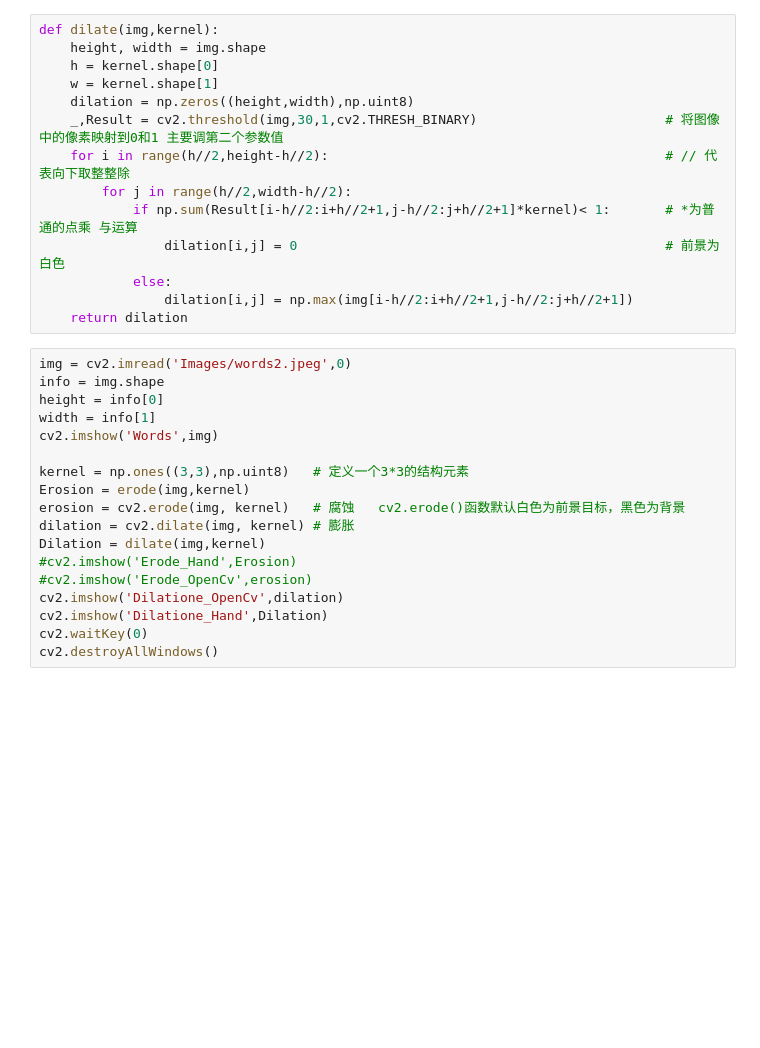
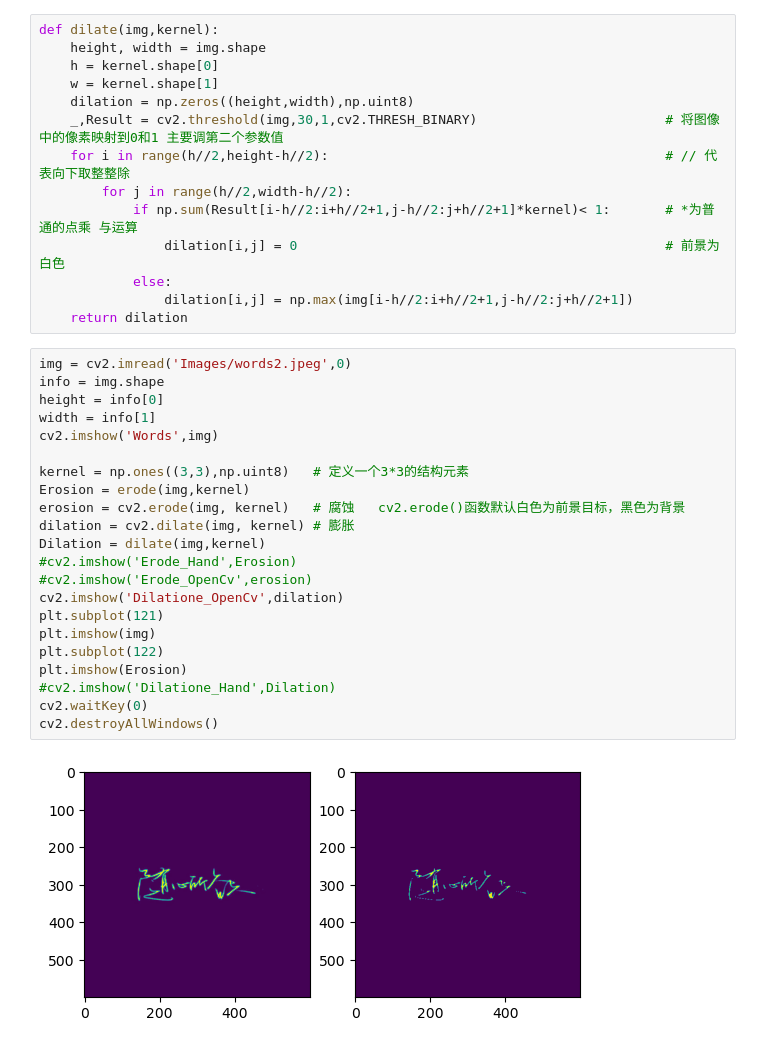
Before and after one commit to yehui2001/Python_code, a Jupyter notebook: erode_dilate.ipynb, the cells around one changed output. Drawn from its saved outputs; the diff is of its cells as text; blank space fills up the shorter version.

```diff
--- a/erode_dilate.ipynb
+++ b/erode_dilate.ipynb
@@ -33,18 +33,24 @@ def dilate(img,kernel):
 # %%
 img = cv2.imread('Images/words2.jpeg',0)
 info = img.shape
 height = info[0]
 width = info[1]
 cv2.imshow('Words',img)
 
 kernel = np.ones((3,3),np.uint8)   # 定义一个3*3的结构元素
 Erosion = erode(img,kernel)
 erosion = cv2.erode(img, kernel)   # 腐蚀   cv2.erode()函数默认白色为前景目标，黑色为背景
 dilation = cv2.dilate(img, kernel) # 膨胀
 Dilation = dilate(img,kernel)
 #cv2.imshow('Erode_Hand',Erosion)
 #cv2.imshow('Erode_OpenCv',erosion)
 cv2.imshow('Dilatione_OpenCv',dilation)
-cv2.imshow('Dilatione_Hand',Dilation)
+plt.subplot(121)
+plt.imshow(img)
+plt.subplot(122)
+plt.imshow(Erosion)
+#cv2.imshow('Dilatione_Hand',Dilation)
 cv2.waitKey(0)
 cv2.destroyAllWindows()
+# %% [output]
+[figure, added]
```
Also changed, not shown: 7 other files.
